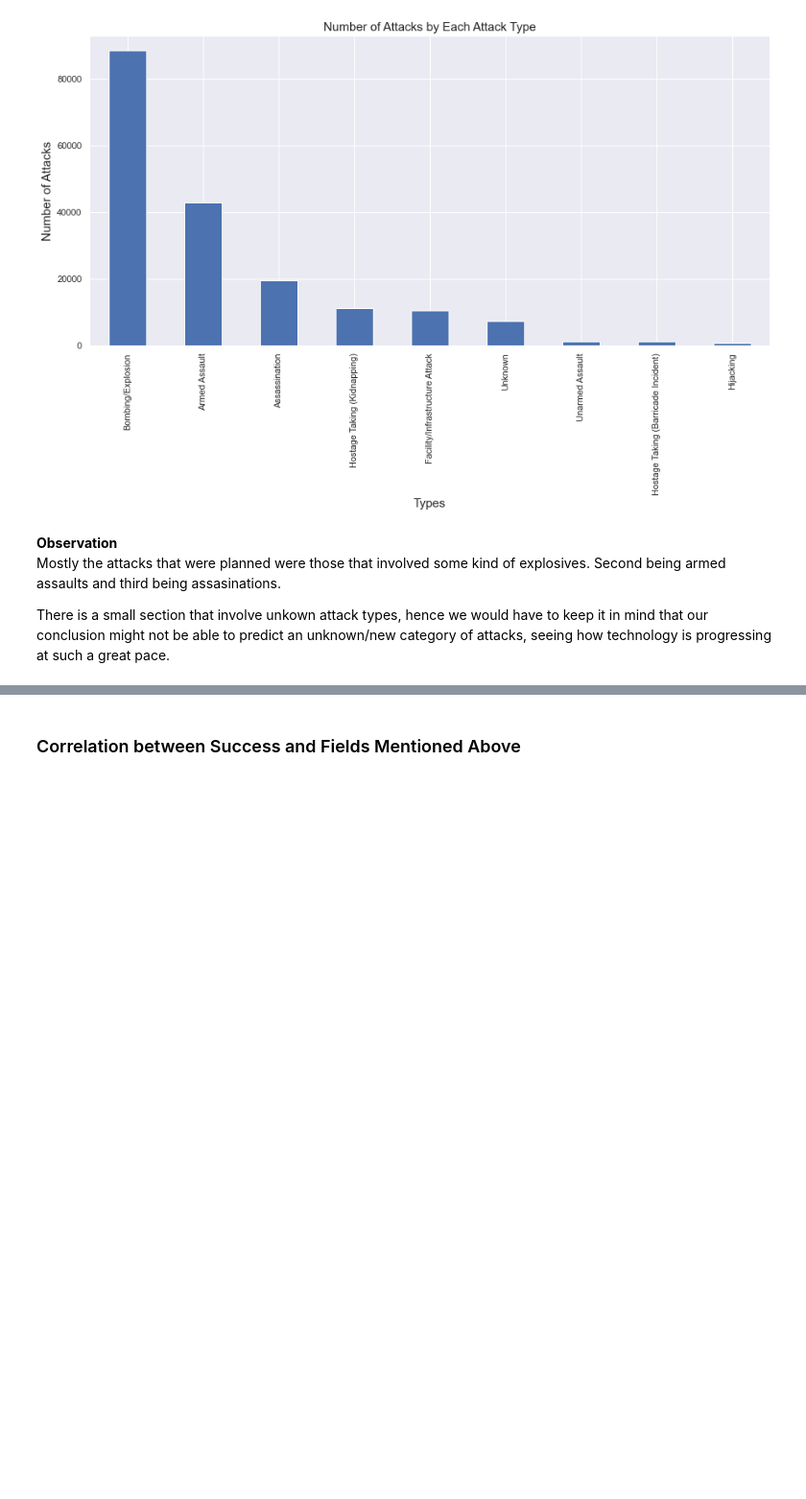
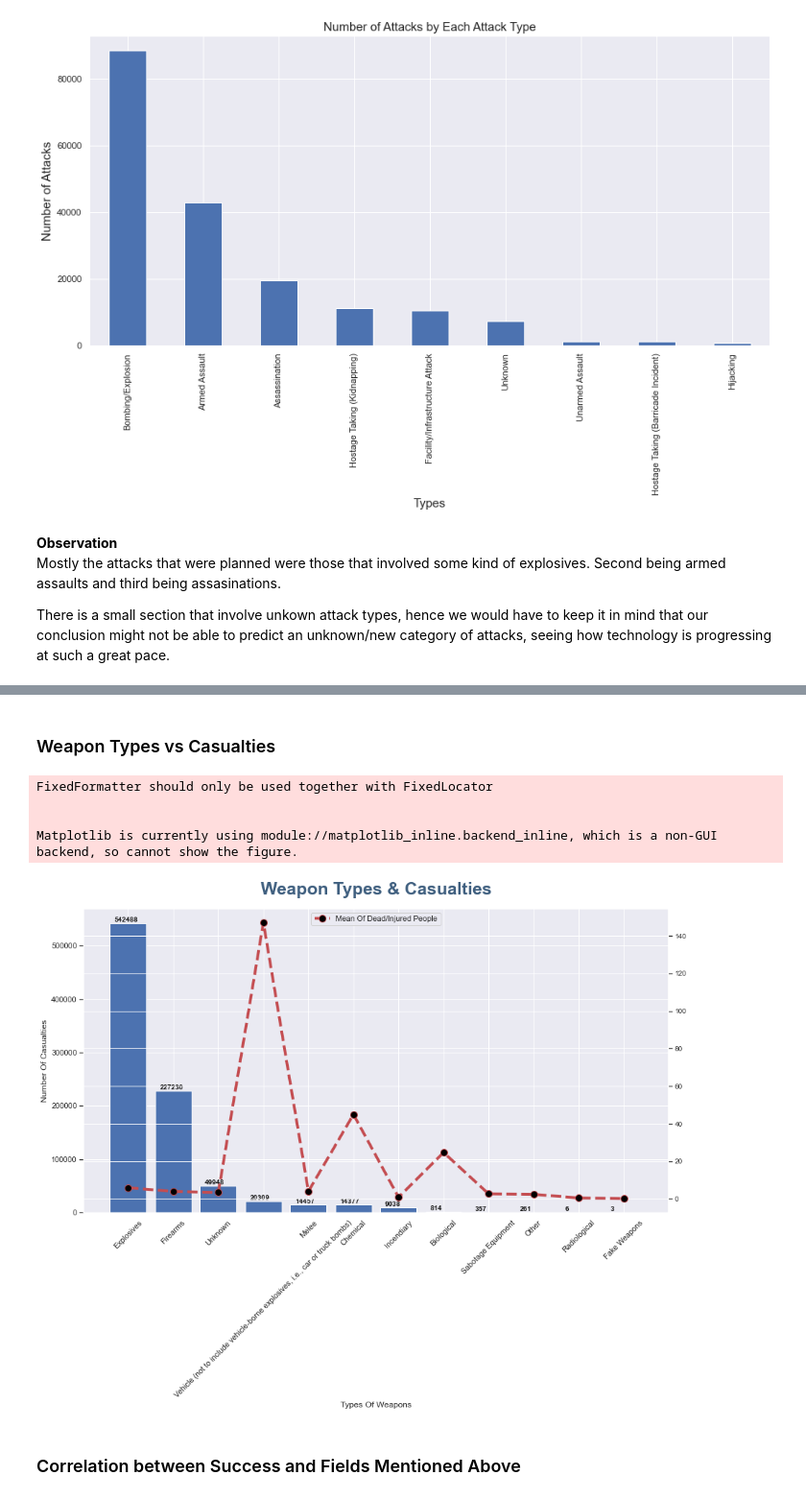
Before and after one commit to nghochi123/sc1015_project, a Jupyter notebook: Data_analysis.ipynb, the cells around one changed output, grey strips where cells are left out. Shown at 96% size. Saved outputs shown, nothing was run; the diff lists cells and outputs as text; code cells hidden in the pictures; blank space fills up the shorter version.

```diff
--- a/Data_analysis.ipynb
+++ b/Data_analysis.ipynb
@@ -248,3 +284,58 @@ There is a small section that involve unkown attack types, hence we would have t
+# %% [markdown]
+### Weapon Types vs Casualties
+# %%
+# Create table
+table = df[['weaptype1_txt','casualties']].groupby('weaptype1_txt', as_index = False).sum().sort_values(by='casualties',
+                                                                                  ascending=False)
+df_count = df['weaptype1_txt'].value_counts()
+df_count = df_count.reindex(table['weaptype1_txt'].values)
+table['WeapCount'] = df_count.values
+table["Weap_damage_rate"] = table["casualties"]/table["WeapCount"]
+
+# Set same color with previous pie chart
+weap_labels = table['weaptype1_txt'].tolist()
+y = np.arange(len(weap_labels))
+weap_dmg = table['casualties'].tolist()
+
+w_cat = ['Explosives','Firearms','Unknown','Incendiary']
+w_rate = table["Weap_damage_rate"].tolist()
+fig, ax1 = plt.subplots(figsize=(15,8))
+
+# Bar chart
+ax1.bar(weap_labels, weap_dmg,
+       align='center')
+
+# Number in bar chart
+for i,v in enumerate(weap_dmg):
+    ax1.text(i-0.3, v-13000 if v==37209 else v+3000, str(round(v)),
+             color='b' if v==37209 else 'k',
+             fontweight='bold')
+
+
+# Insert a second plot -line plot
+ax2 = ax1.twinx()
+ax2.plot(weap_labels, w_rate, linestyle='--', linewidth =4, marker ='o',
+         markerfacecolor='black', markersize =10,
+         label='Mean Of Dead/Injured People',
+        color = '#C44D51')
+
+plt.title('Weapon Types & Casualties', fontsize= 25, pad= 20, weight ='bold',
+             color = sns.cubehelix_palette(8, start=.5, rot=-.75)[-3])
+
+ax1.set(xlabel='Types Of Weapons', ylabel='Number Of Casualties')
+
+ax1.set_xticklabels(weap_labels, rotation=45)
+
+plt.yticks(fontsize=10)
+
+ax2.legend(loc='upper center')
+fig.show()
+# %% [output]
+FixedFormatter should only be used together with FixedLocator
+
+
+Matplotlib is currently using module://matplotlib_inline.backend_inline, which is a non-GUI backend, so cannot show the figure.
+[figure, added]
 # %% [markdown]
 ### Correlation between Success and Fields Mentioned Above
 # %% [markdown]
```
Also changed, not shown: parts of 16 cells of this notebook.
